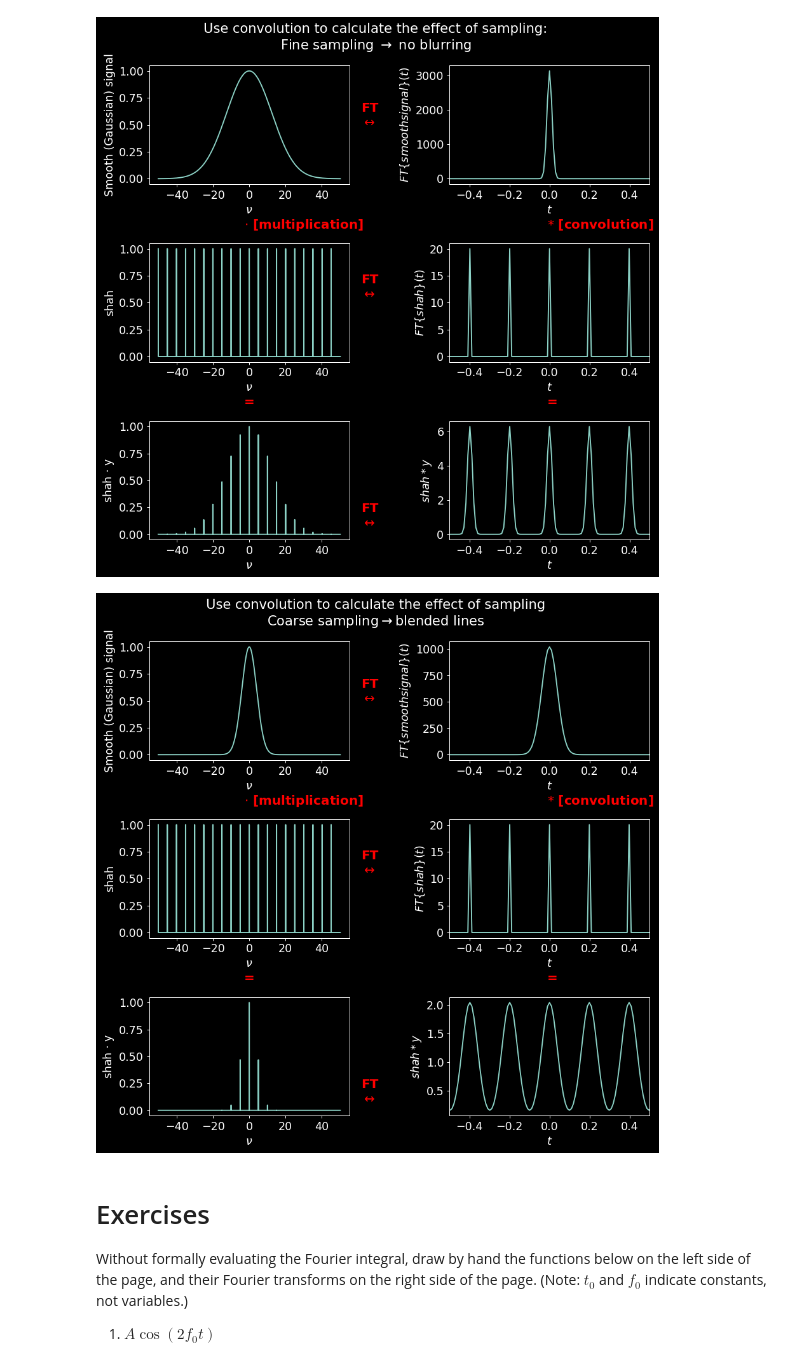
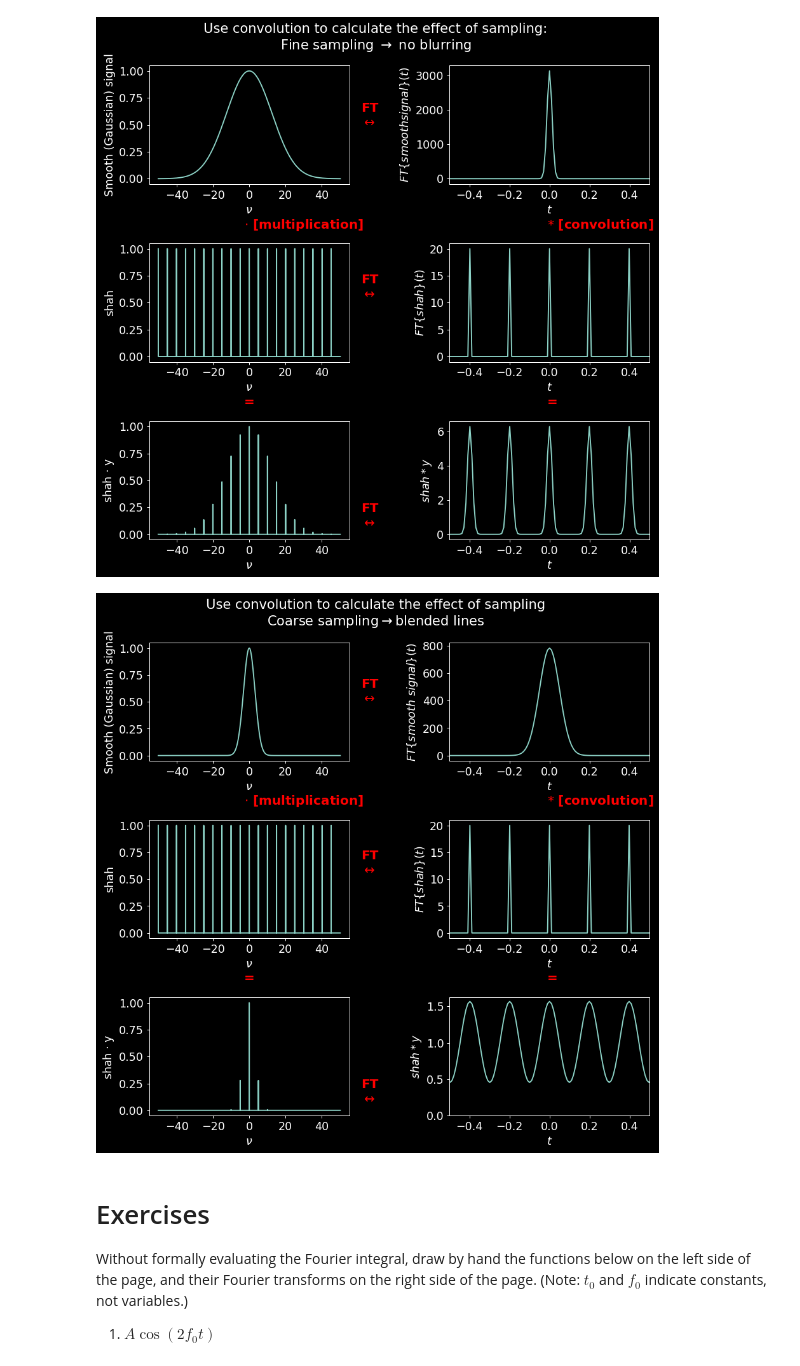
Before and after one commit to keflavich/AST4723-Public-Materials, a Jupyter notebook: FourierTransforms.ipynb, the cells around one changed output. Saved outputs shown, nothing was run; the diff lists cells and outputs as text; code cells hidden in the pictures.

```diff
--- a/FourierTransforms.ipynb
+++ b/FourierTransforms.ipynb
@@ -1191,7 +1306,7 @@ pl.text(0.8, 0.31, "=", transform=fig.transFigure, color='r', weight='bold', fon
 [figure]
 # %%
 nu = np.linspace(-16*np.pi, 16*np.pi, 10000)
-y = np.exp(-nu**2/(2*(1.3*np.pi)**2))
+y = np.exp(-nu**2/(2*(1.0*np.pi)**2))
 ftx = np.fft.fft(y)
 tee = np.fft.fftfreq(y.size) / (nu[1]-nu[0])
 fig = pl.figure(figsize=(10,10), dpi=90)
@@ -1207,7 +1322,7 @@ ax2.plot(tee[inds], np.abs(ftx[inds]))
 #ax2.text(1/(2*np.pi) - 0.01, 4000, r'$t=1/2\pi$', ha='right')
 ax2.set_xlim([-0.5, 0.5]);
 ax2.set_xlabel('$t$')
-ax2.set_ylabel(r'$FT\{smooth signal\}(t)$');
+ax2.set_ylabel(r'$FT\{smooth~signal\}(t)$');
 
 ax3 = pl.subplot(3,2,3)
 deltas = np.zeros_like(y)
@@ -1227,34 +1342,35 @@ ax4 = pl.subplot(3,2,4)
 inds = np.argsort(tee)
 ftx2 = np.fft.fft(np.fft.fftshift(deltas))
 ax4.plot(tee[inds], (ftx2[inds]) )
 ax4.set_xlim([-0.5, 0.5]);
 ax4.set_xlabel('$t$')
 
 ax4.set_ylabel(r'$FT\{shah\}(t)$');
 
 
 ax6 = pl.subplot(3,2,6)
 inds = np.argsort(tee)
 ftx3 = np.fft.fft(np.fft.fftshift(deltas*y))
 ax6.plot(tee[inds], np.abs(ftx3[inds]), )
 ax6.set_xlim([-0.5, 0.5]);
+ax6.set_ylim(0,ax6.get_ylim()[1])
 ax6.set_ylabel(r'$shah * y$');
 ax6.set_xlabel('$t$')
 
 
 
 pl.suptitle("Use convolution to calculate the effect of sampling\nCoarse sampling$\\rightarrow$blended lines");
 pl.tight_layout()
 pl.subplots_adjust(wspace=0.5, hspace=0.5)
 pl.text(0.475, 0.8, "FT\n$\\leftrightarrow$", transform=fig.transFigure, color='r', weight='bold', fontsize=16);
 pl.text(0.475, 0.5, "FT\n$\\leftrightarrow$", transform=fig.transFigure, color='r', weight='bold', fontsize=16);
 pl.text(0.475, 0.1, "FT\n$\\leftrightarrow$", transform=fig.transFigure, color='r', weight='bold', fontsize=16);
 pl.text(0.27, 0.62, "$\cdot$ [multiplication]",  transform=fig.transFigure, color='r', weight='bold', fontsize=16);
 pl.text(0.8, 0.62, "$*$ [convolution]", transform=fig.transFigure, color='r', weight='bold', fontsize=16);
 pl.text(0.27, 0.31, "=", transform=fig.transFigure, color='r', weight='bold', fontsize=16);
 pl.text(0.8, 0.31, "=", transform=fig.transFigure, color='r', weight='bold', fontsize=16);
 # %% [output]
-[figure, old version]
+[figure, new version]
 # %% [markdown]
 # Exercises
 
```
Also changed, not shown: parts of 32 cells of this notebook.
